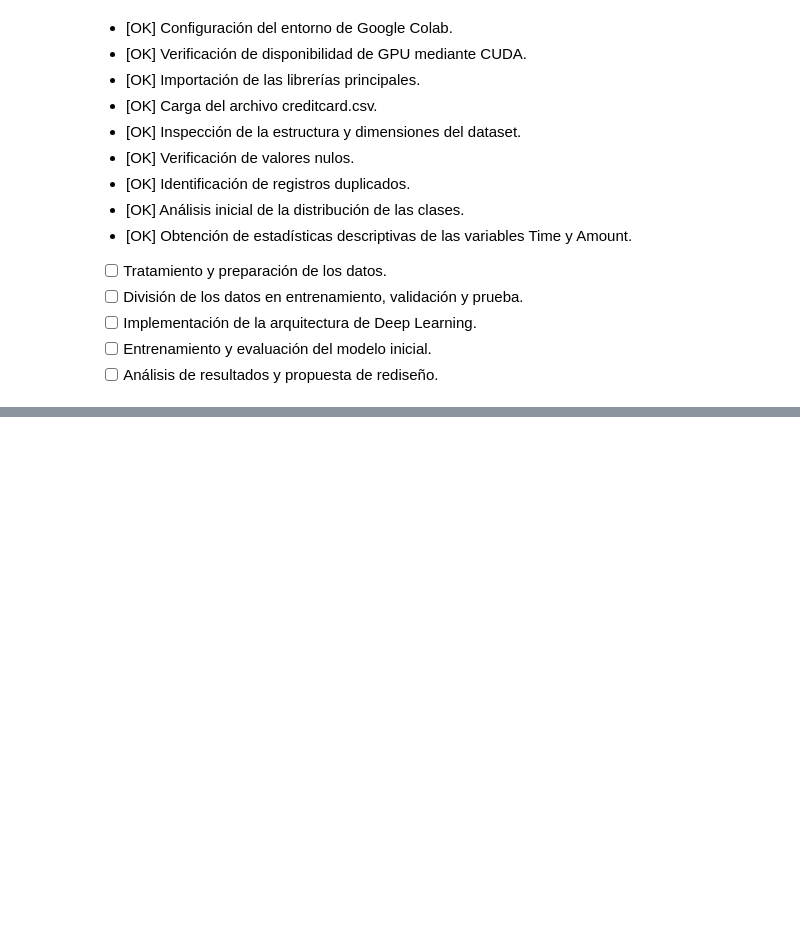
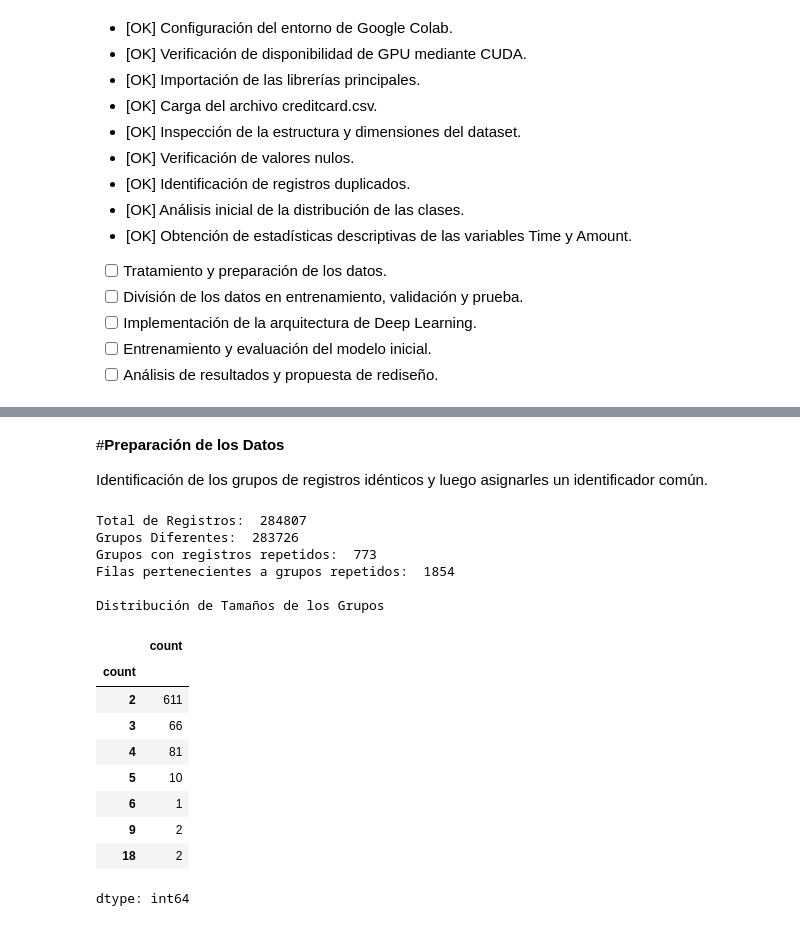
Before and after one commit to edavidbustosp/AplicacionesDeepLearning, a Jupyter notebook: DeteccionFraude.ipynb, the cells around one changed output, grey strips where cells are left out. Drawn from its saved outputs; the diff is of its cells as text; code cells hidden in the pictures; blank space fills up the shorter version.

```diff
--- a/DeteccionFraude.ipynb
+++ b/DeteccionFraude.ipynb
@@ -210,0 +378,55 @@ Al cierre de esta primera etapa de trabajo se han completado las siguientes acti
+# %% [markdown]
+#**Preparación de los Datos**
+
+Identificación de los grupos de registros idénticos y luego asignarles un identificador común.
+# %%
+# ==========================================
+# Identificación de Grupos de Duplicados
+# ==========================================
+
+#Crear un identificador para cada grupo de filas identicas.
+#Las filas identicas recibirán el midmo identificador
+
+grupos=df.groupby(
+    list(df.columns),
+    sort=False,
+    dropna=False
+).ngroup()
+
+df["duplicate_group"]=grupos #Columna Auxiliar para organizar la separación de datos
+
+#Comprobación de la cantidad de grupos
+
+print("Total de Registros: ", len(df))
+print("Grupos Diferentes: ", df["duplicate_group"].nunique())
+
+#Identificar grupos que contienen más de una fila
+tamanos_grupos=df["duplicate_group"].value_counts()
+
+grupos_repetidos=tamanos_grupos[tamanos_grupos>1]
+
+print("Grupos con registros repetidos: ", len(grupos_repetidos))
+print(
+    "Filas pertenecientes a grupos repetidos: ",
+    int(grupos_repetidos.sum())
+)
+
+print("\nDistribución de Tamaños de los Grupos")
+display(grupos_repetidos.value_counts().sort_index())
+# %% [output]
+Total de Registros:  284807
+Grupos Diferentes:  283726
+Grupos con registros repetidos:  773
+Filas pertenecientes a grupos repetidos:  1854
+
+Distribución de Tamaños de los Grupos
+|  | count |
+| count |  |
+| 2 | 611 |
+| 3 | 66 |
+| 4 | 81 |
+| 5 | 10 |
+| 6 | 1 |
+| 9 | 2 |
+| 18 | 2 |
+dtype: int64
```
Also changed, not shown: parts of 8 cells of this notebook.
